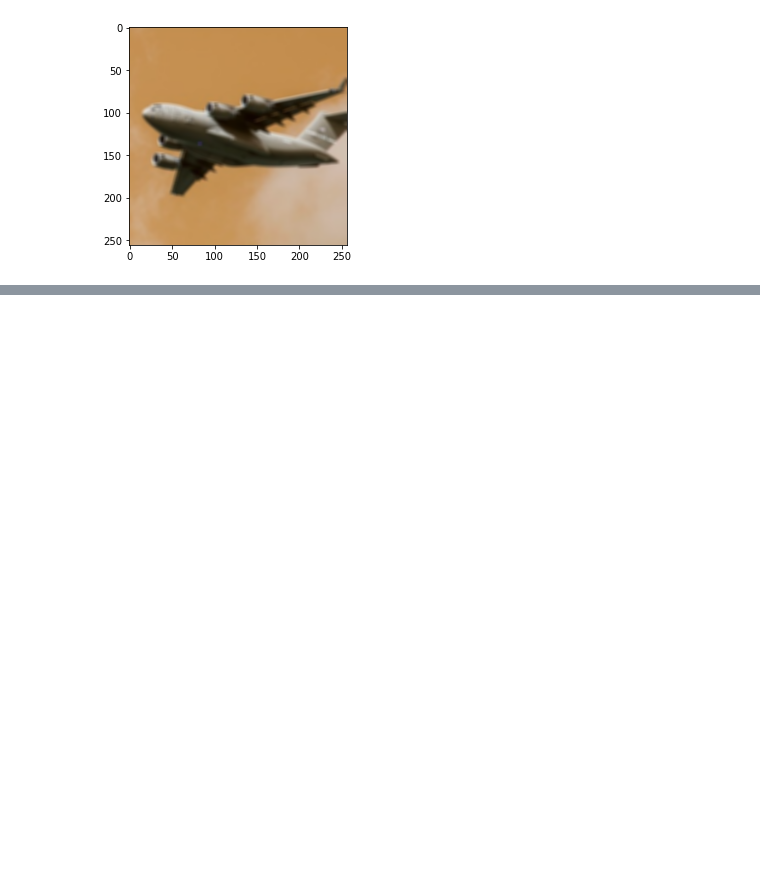
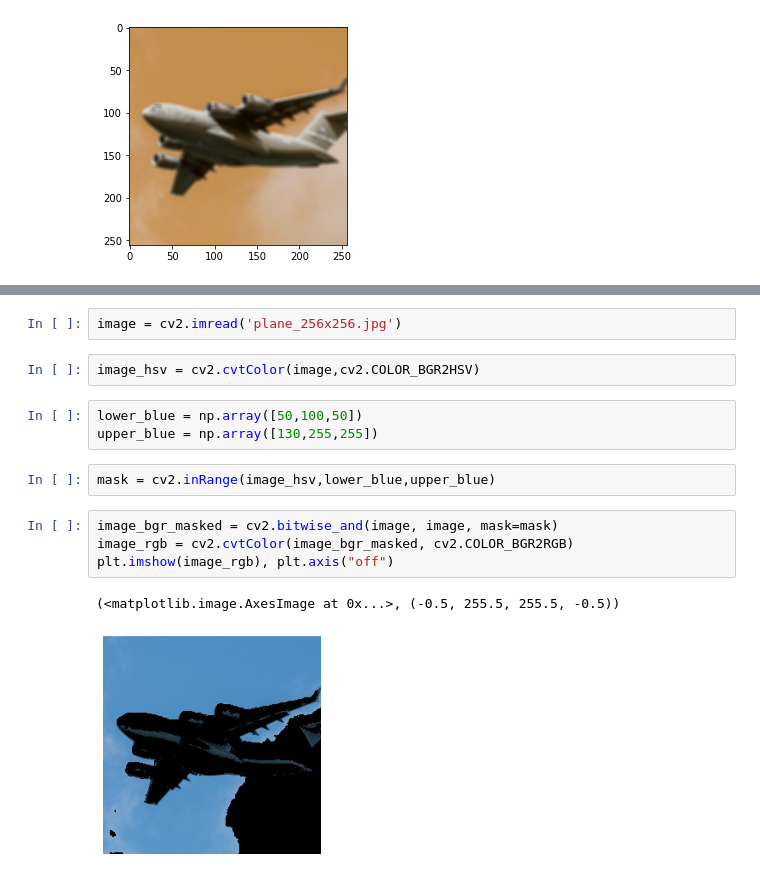
Before and after one commit to Satyamaadi/python, a Jupyter notebook: cv2.ipynb, the cells around one changed output, grey strips where cells are left out. Saved outputs shown, nothing was run; the diff lists cells and outputs as text; blank space fills up the shorter version.

```diff
--- a/cv2.ipynb
+++ b/cv2.ipynb
@@ -77,0 +102,16 @@ plt.imshow(blur_image)
+# %%
+image = cv2.imread('plane_256x256.jpg')
+# %%
+image_hsv = cv2.cvtColor(image,cv2.COLOR_BGR2HSV)
+# %%
+lower_blue = np.array([50,100,50])
+upper_blue = np.array([130,255,255])
+# %%
+mask = cv2.inRange(image_hsv,lower_blue,upper_blue)
+# %%
+image_bgr_masked = cv2.bitwise_and(image, image, mask=mask)
+image_rgb = cv2.cvtColor(image_bgr_masked, cv2.COLOR_BGR2RGB)
+plt.imshow(image_rgb), plt.axis("off")
+# %% [output]
+(<matplotlib.image.AxesImage at 0x...>, (-0.5, 255.5, 255.5, -0.5))
+[figure, added]
```
Also changed, not shown: parts of 10 cells of this notebook.
